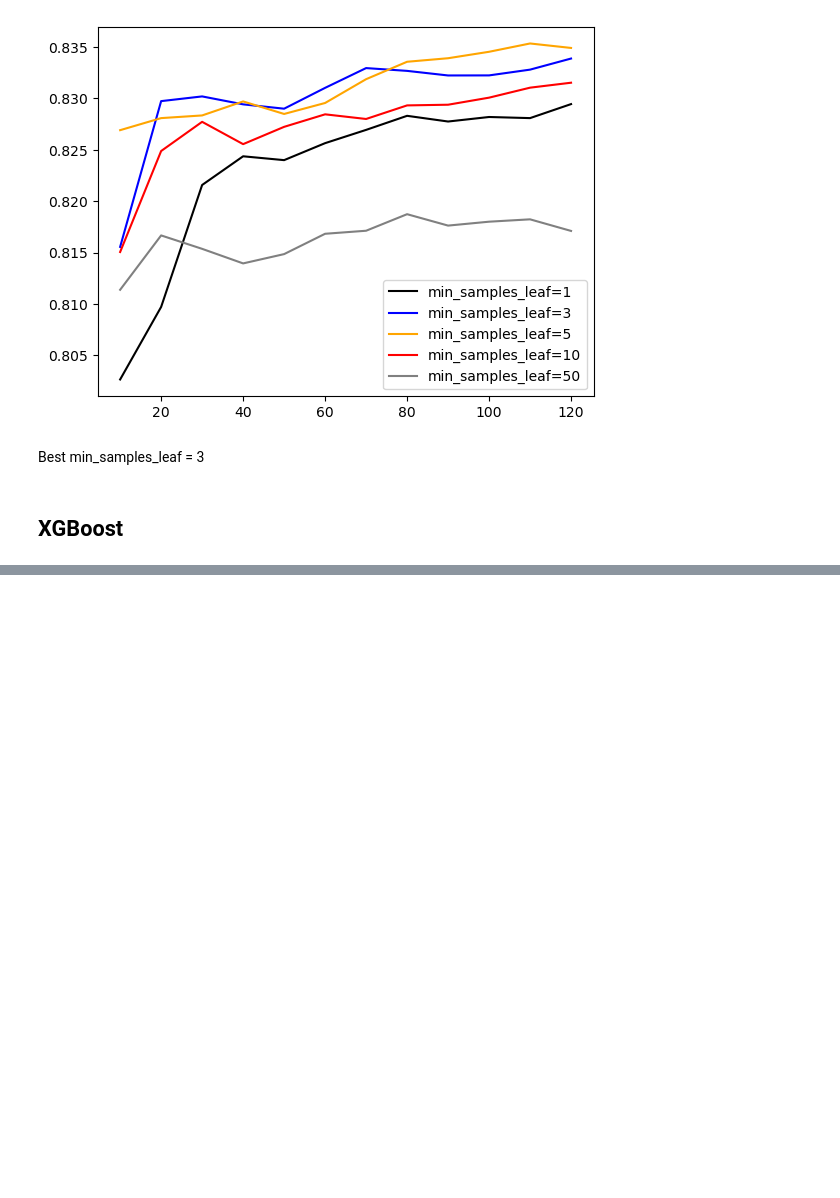
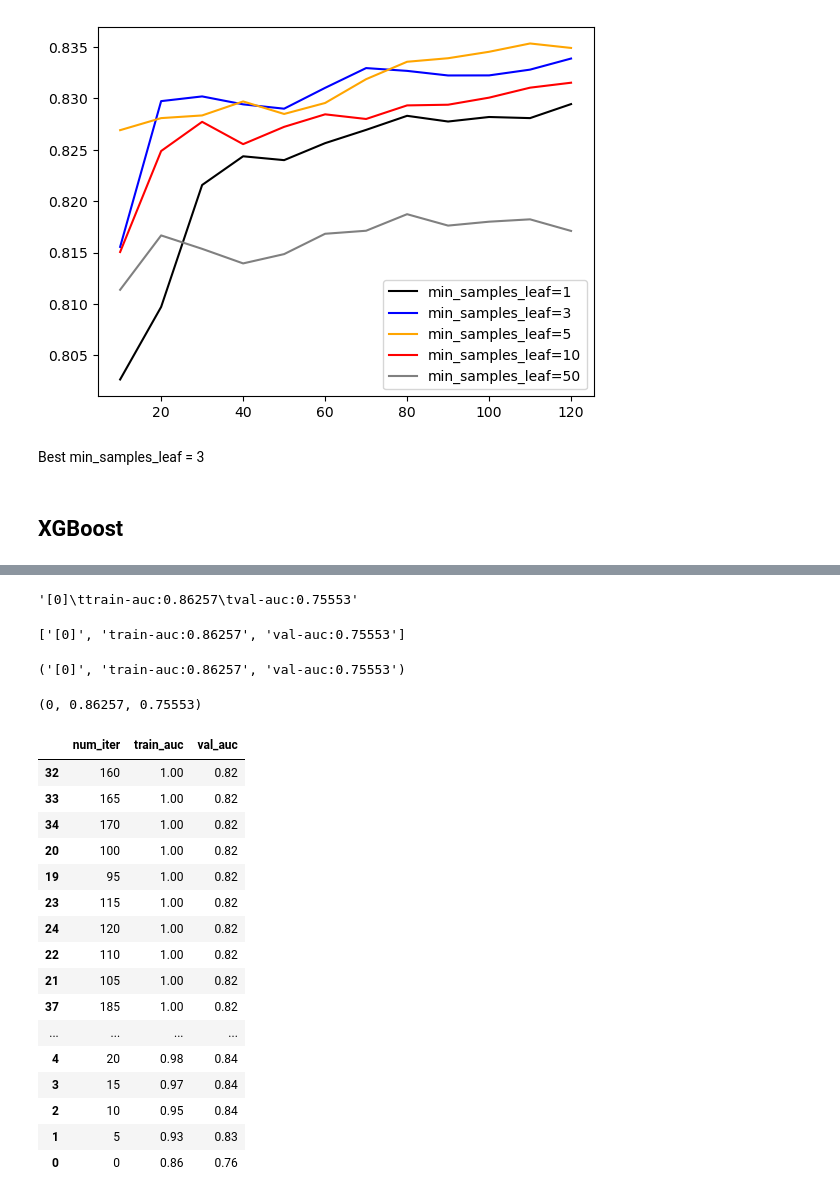
Before and after one commit to adeakinwe/ML_zoomcamp, a Jupyter notebook: Trees/decision_trees.ipynb, the cells around one changed output, grey strips where cells are left out. Saved outputs shown, nothing was run; the diff lists cells and outputs as text; code cells hidden in the pictures; blank space fills up the shorter version.

```diff
--- a/Trees/decision_trees.ipynb
+++ b/Trees/decision_trees.ipynb
@@ -682,0 +736,22 @@ import xgboost as xgb
+# %%
+line = s.split('\n')[0]
+line
+# %% [output]
+'[0]\ttrain-auc:0.86257\tval-auc:0.75553'
+# %%
+line.split('\t')
+# %% [output]
+['[0]', 'train-auc:0.86257', 'val-auc:0.75553']
+# %%
+num_iter, train_auc, val_auc = line.split('\t')
+num_iter, train_auc, val_auc
+# %% [output]
+('[0]', 'train-auc:0.86257', 'val-auc:0.75553')
+# %%
+it = int(num_iter.strip('[]'))
+train = float(train_auc.split(':')[1])
+val = float(val_auc.split(':')[1])
+
+it, train, val
+# %% [output]
+(0, 0.86257, 0.75553)
@@ -682,0 +774,21 @@ import xgboost as xgb
+# %%
+df_xgb_score = parse_xgb_output(output)
+df_xgb_score.sort_values('train_auc', ascending=False)
+# %% [output]
+|  | num_iter | train_auc | val_auc |
+| 32 | 160 | 1.00 | 0.82 |
+| 33 | 165 | 1.00 | 0.82 |
+| 34 | 170 | 1.00 | 0.82 |
+| 20 | 100 | 1.00 | 0.82 |
+| 19 | 95 | 1.00 | 0.82 |
+| 23 | 115 | 1.00 | 0.82 |
+| 24 | 120 | 1.00 | 0.82 |
+| 22 | 110 | 1.00 | 0.82 |
+| 21 | 105 | 1.00 | 0.82 |
+| 37 | 185 | 1.00 | 0.82 |
+| ... | ... | ... | ... |
+| 4 | 20 | 0.98 | 0.84 |
+| 3 | 15 | 0.97 | 0.84 |
+| 2 | 10 | 0.95 | 0.84 |
+| 1 | 5 | 0.93 | 0.83 |
+| 0 | 0 | 0.86 | 0.76 |
```
Also changed, not shown: parts of 14 cells of this notebook.
